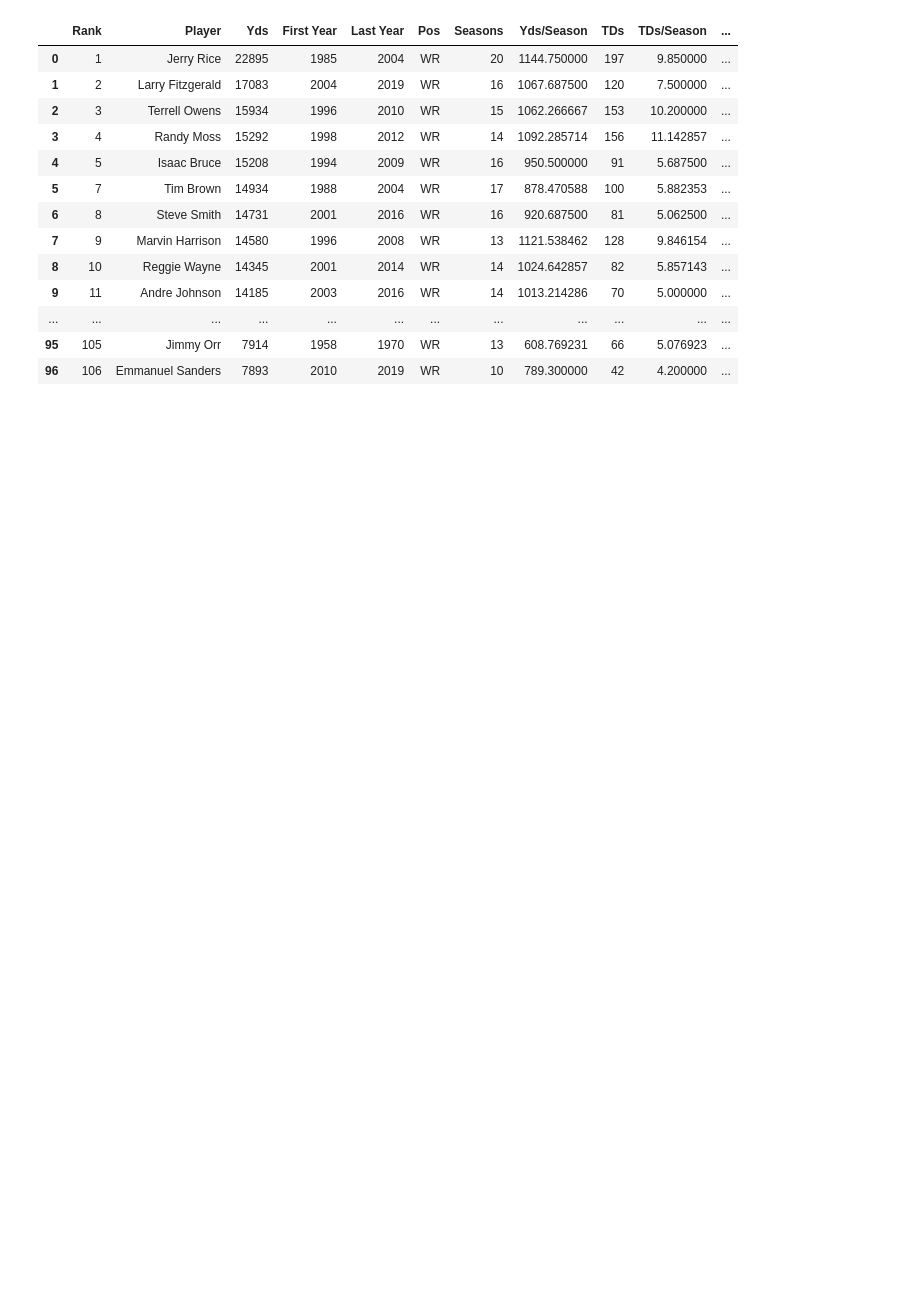
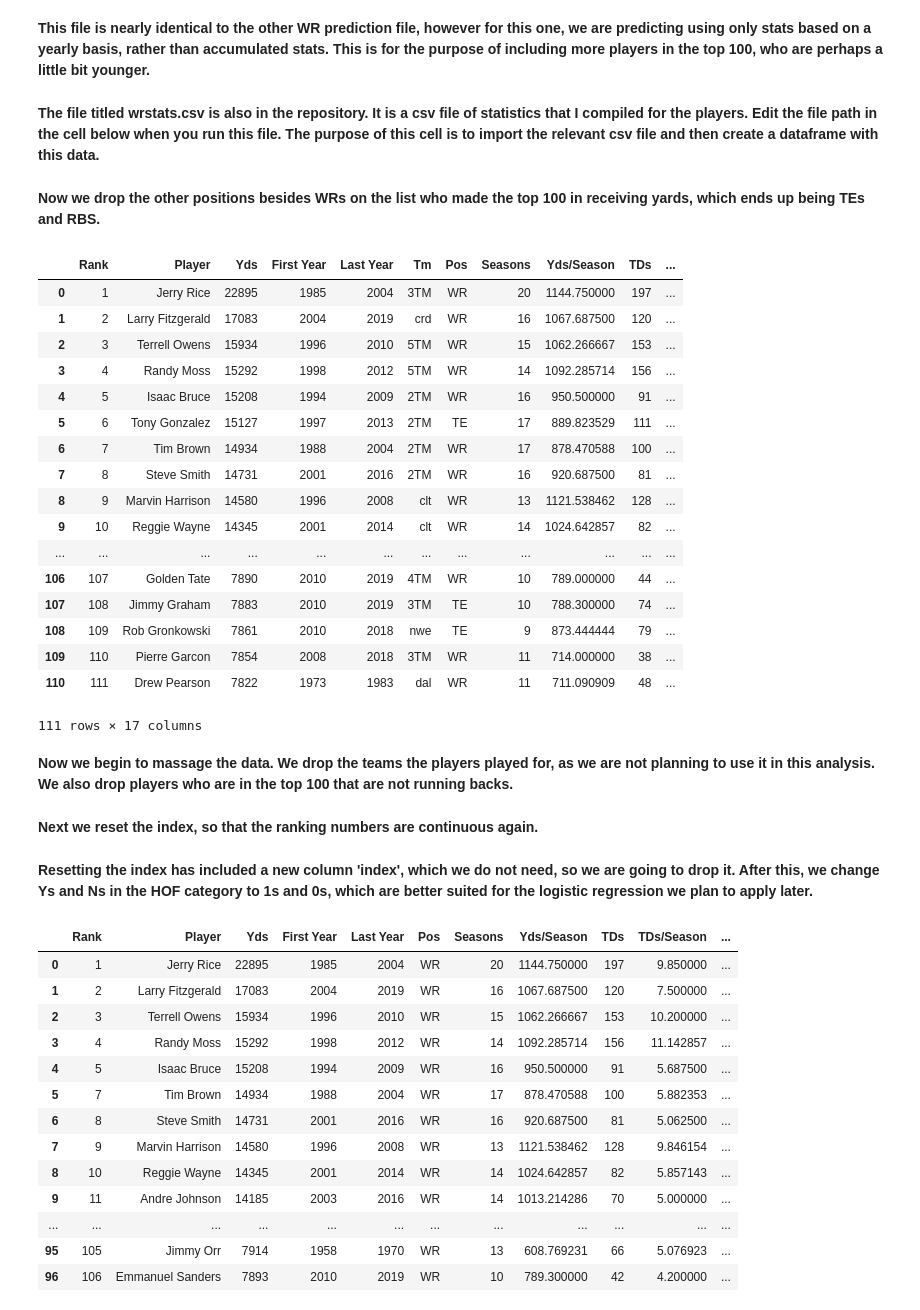
Before and after one commit to john-mize/NFL-Hall-of-Fame-Predictions-using-Machine-Learning, a Jupyter notebook: WR HOF Predict (Yearly Stats).ipynb, the cells around one changed output. Drawn from its saved outputs; the diff is of its cells as text; code cells hidden in the pictures; blank space fills up the shorter version.

```diff
--- a/WR HOF Predict (Yearly Stats).ipynb
+++ b/WR HOF Predict (Yearly Stats).ipynb
@@ -5,4 +5,8 @@ import matplotlib.pyplot as plt
 from sklearn import metrics
 from sklearn.linear_model import LogisticRegression
 from sklearn.model_selection import train_test_split
+# %% [markdown]
+**This file is nearly identical to the other WR prediction file, however for this one, we are predicting using only stats based on a yearly basis, rather than accumulated stats. This is for the purpose of including more players in the top 100, who are perhaps a little bit younger.**
+# %% [markdown]
+**The file titled wrstats.csv is also in the repository. It is a csv file of statistics that I compiled for the players. Edit the file path in the cell below when you run this file. The purpose of this cell is to import the relevant csv file and then create a dataframe with this data.**
 # %%
@@ -12,3 +15,28 @@ df = pd.read_csv('/home/john/Downloads/wrstats.csv') #edit to reflect where this
+# %% [markdown]
+**Now we drop the other positions besides WRs on the list who made the top 100 in receiving yards, which ends up being TEs and RBS.**
+# %%
+df
+# %% [output]
+|  | Rank | Player | Yds | First Year | Last Year | Tm | Pos | Seasons | Yds/Season | TDs | ... |
+| 0 | 1 | Jerry Rice | 22895 | 1985 | 2004 | 3TM | WR | 20 | 1144.750000 | 197 | ... |
+| 1 | 2 | Larry Fitzgerald | 17083 | 2004 | 2019 | crd | WR | 16 | 1067.687500 | 120 | ... |
+| 2 | 3 | Terrell Owens | 15934 | 1996 | 2010 | 5TM | WR | 15 | 1062.266667 | 153 | ... |
+| 3 | 4 | Randy Moss | 15292 | 1998 | 2012 | 5TM | WR | 14 | 1092.285714 | 156 | ... |
+| 4 | 5 | Isaac Bruce | 15208 | 1994 | 2009 | 2TM | WR | 16 | 950.500000 | 91 | ... |
+| 5 | 6 | Tony Gonzalez | 15127 | 1997 | 2013 | 2TM | TE | 17 | 889.823529 | 111 | ... |
+| 6 | 7 | Tim Brown | 14934 | 1988 | 2004 | 2TM | WR | 17 | 878.470588 | 100 | ... |
+| 7 | 8 | Steve Smith | 14731 | 2001 | 2016 | 2TM | WR | 16 | 920.687500 | 81 | ... |
+| 8 | 9 | Marvin Harrison | 14580 | 1996 | 2008 | clt | WR | 13 | 1121.538462 | 128 | ... |
+| 9 | 10 | Reggie Wayne | 14345 | 2001 | 2014 | clt | WR | 14 | 1024.642857 | 82 | ... |
+| ... | ... | ... | ... | ... | ... | ... | ... | ... | ... | ... | ... |
+| 106 | 107 | Golden Tate | 7890 | 2010 | 2019 | 4TM | WR | 10 | 789.000000 | 44 | ... |
+| 107 | 108 | Jimmy Graham | 7883 | 2010 | 2019 | 3TM | TE | 10 | 788.300000 | 74 | ... |
+| 108 | 109 | Rob Gronkowski | 7861 | 2010 | 2018 | nwe | TE | 9 | 873.444444 | 79 | ... |
+| 109 | 110 | Pierre Garcon | 7854 | 2008 | 2018 | 3TM | WR | 11 | 714.000000 | 38 | ... |
+| 110 | 111 | Drew Pearson | 7822 | 1973 | 1983 | dal | WR | 11 | 711.090909 | 48 | ... |
+111 rows × 17 columns
+# %% [markdown]
+**Now we begin to massage the data. We drop the teams the players played for, as we are not planning to use it in this analysis. We also drop players who are in the top 100 that are not running backs.**
 # %%
 df.drop(['Tm'], axis=1, inplace=True)
 
@@ -18,5 +44,9 @@ df.drop([5, 18, 28, 47, 82, 83, 101, 102, 103, 107, 108], axis=0, inplace=True)
+# %% [markdown]
+**Next we reset the index, so that the ranking numbers are continuous again.**
 # %%
 df = df.reset_index()
+# %% [markdown]
+**Resetting the index has included a new column 'index', which we do not need, so we are going to drop it. After this, we change Ys and Ns in the HOF category to 1s and 0s, which are better suited for the logistic regression we plan to apply later.**
 # %%
 df.drop(['index'], axis=1, inplace=True)
 # %%
```
Also changed, not shown: parts of 11 cells of this notebook, 1 other file.
